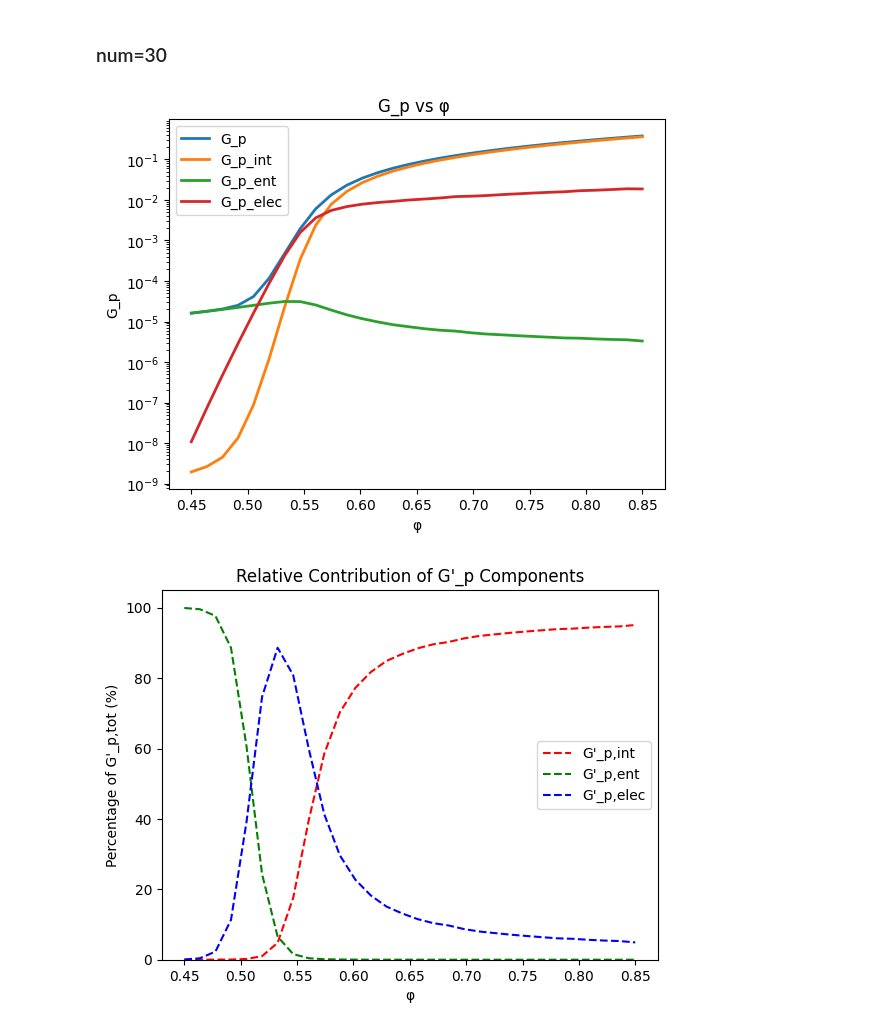
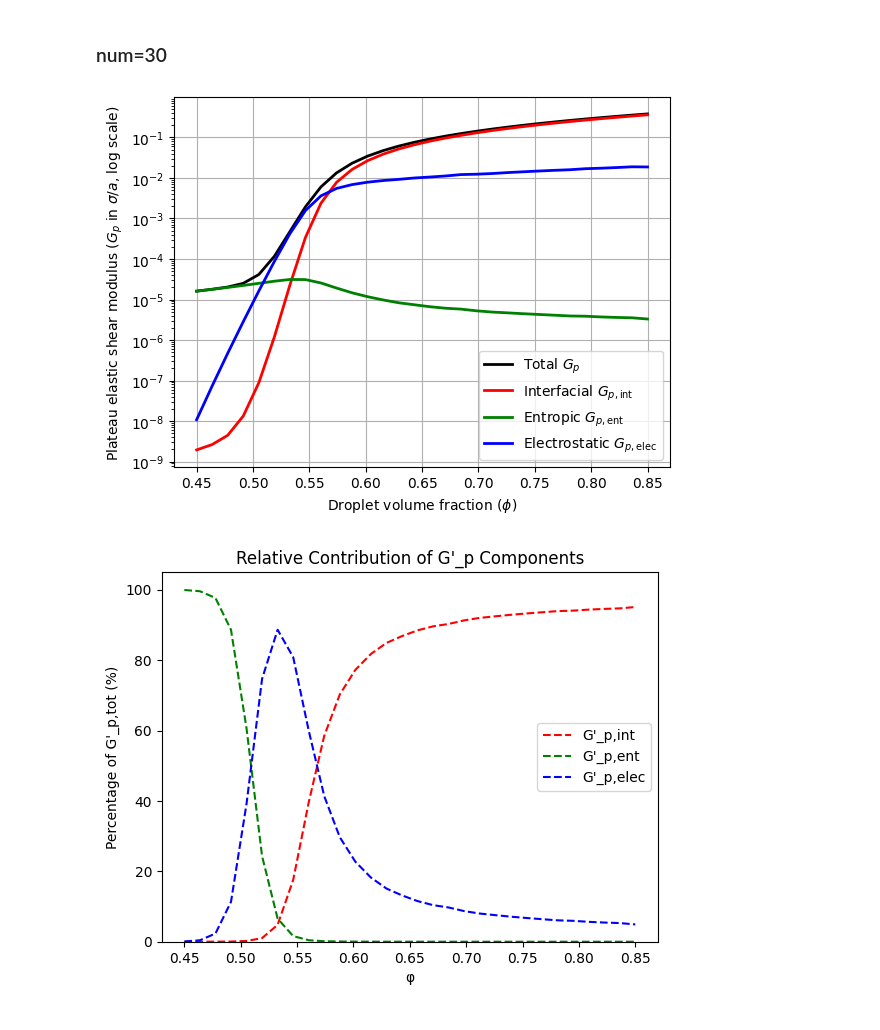
Before and after one commit to inxslynne/thesisproject, a Jupyter notebook: Kim&Mason/py-kimmason-final.ipynb, the cells around one changed output. Drawn from its saved outputs; the diff is of its cells as text; code cells hidden in the pictures.

```diff
--- a/Kim&Mason/py-kimmason-final.ipynb
+++ b/Kim&Mason/py-kimmason-final.ipynb
@@ -166,41 +207,54 @@ for phi in phi_vals:
     spline_tot = CubicSpline(gamma_array, F_tot_star_array)
     spline_int = CubicSpline(gamma_array, F_int_star_array)
     spline_ent = CubicSpline(gamma_array, F_ent_star_array)
     spline_elec = CubicSpline(gamma_array, F_elec_star_array)
 
     second_derivative = spline_tot.derivative(2)(gamma_array)
     second_derivative_int = spline_int.derivative(2)(gamma_array)
     second_derivative_ent = spline_ent.derivative(2)(gamma_array)
     second_derivative_elec = spline_elec.derivative(2)(gamma_array)
 
     G_p_prime = (phi / V_drop) * second_derivative[10]
     G_p_prime_int = (phi / V_drop) * second_derivative_int[10]
     G_p_prime_ent = (phi / V_drop) * second_derivative_ent[10]
     G_p_prime_elec = (phi / V_drop) * second_derivative_elec[10]
 
     G_p_values.append(G_p_prime)
     G_p_int_values.append(G_p_prime_int)
     G_p_ent_values.append(G_p_prime_ent)
     G_p_elec_values.append(G_p_prime_elec)
 
 G_p_values = np.array(G_p_values)
 G_p_int_values = np.array(G_p_int_values)
 G_p_ent_values = np.array(G_p_ent_values)
 G_p_elec_values = np.array(G_p_elec_values)
 
+# plt.figure()
+# plt.plot(phi_vals, (G_p_values * a / sigma), label="G_p", lw=2)
+# plt.plot(phi_vals, (G_p_int_values * a / sigma), label="G_p_int", lw=2)
+# plt.plot(phi_vals, (G_p_ent_values * a / sigma), label="G_p_ent", lw=2)
+# plt.plot(phi_vals, (G_p_elec_values * a / sigma), label="G_p_elec", lw=2)
+# plt.xlabel('φ')
+# plt.ylabel("G_p")
+# # plt.title("G_p vs φ ")
+# plt.yscale('log')
+# plt.legend()
+# plt.show()
+
 plt.figure()
-plt.plot(phi_vals, (G_p_values * a / sigma), label="G_p", lw=2)
-plt.plot(phi_vals, (G_p_int_values * a / sigma), label="G_p_int", lw=2)
-plt.plot(phi_vals, (G_p_ent_values * a / sigma), label="G_p_ent", lw=2)
-plt.plot(phi_vals, (G_p_elec_values * a / sigma), label="G_p_elec", lw=2)
-plt.xlabel('φ')
-plt.ylabel("G_p")
-plt.title("G_p vs φ ")
+plt.plot(phi_vals, (G_p_values * a / sigma), label=r'Total $G_p$', lw=2, color='black')
+plt.plot(phi_vals, (G_p_int_values * a / sigma), label=r'Interfacial $G_{p,\text{int}}$', lw=2, color='red')
+plt.plot(phi_vals, (G_p_ent_values * a / sigma), label=r'Entropic $G_{p,\text{ent}}$', lw=2,  color='green')
+plt.plot(phi_vals, (G_p_elec_values * a / sigma), label=r'Electrostatic $G_{p,\text{elec}}$', lw=2,  color='blue')
+plt.xlabel(r'Droplet volume fraction ($\phi$)')
+plt.ylabel(r'Plateau elastic shear modulus ($G_p$ in $\sigma/a$, log scale)')
+# plt.title(r'Plateau elastic shear modulus components vs droplet volume fraction ($\phi$)')
 plt.yscale('log')
 plt.legend()
+plt.grid(True)
 plt.show()
 # %% [output]
-[figure, old version]
+[figure, new version]
 # %%
 G_p_tot = G_p_int_values + G_p_ent_values + G_p_elec_values
 
```
Also changed, not shown: parts of 4 cells of this notebook, 4 other files.
